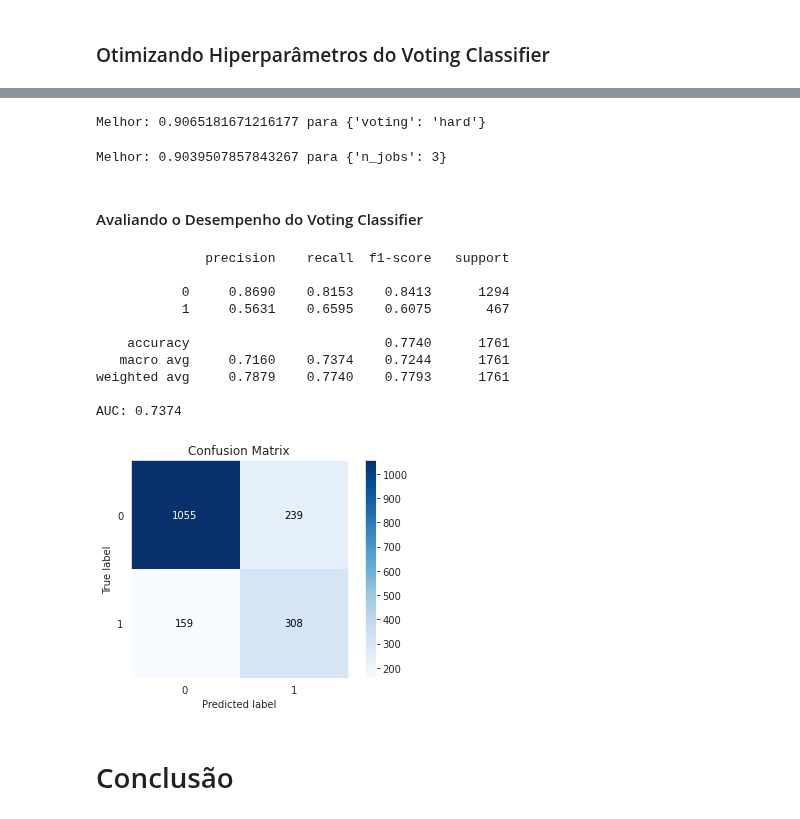
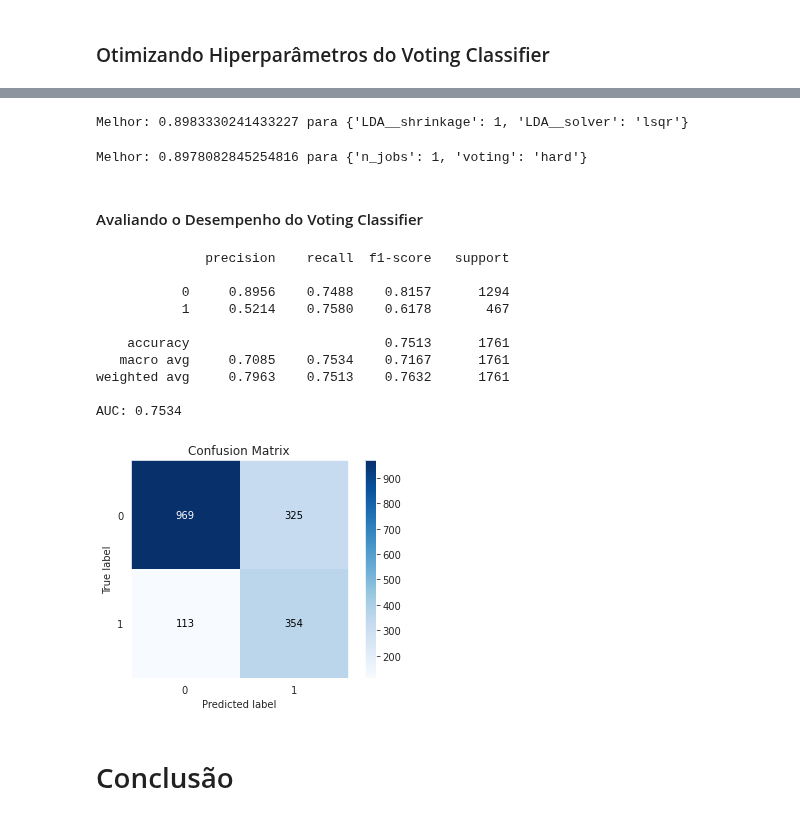
Before and after one commit to JoaoGustavo29/Portfolio_DataScience, a Jupyter notebook: Churn_Prediction_para_uma_empresa_de_Telecomunicações.ipynb, the cells around one changed output, grey strips where cells are left out. Cells and saved outputs as stored; diff of their text form; code cells hidden in the pictures.

```diff
--- a/Churn_Prediction_para_uma_empresa_de_Telecomunicações.ipynb
+++ b/Churn_Prediction_para_uma_empresa_de_Telecomunicações.ipynb
@@ -2141,9 +2139,9 @@ AUC: 0.7399
 # %% [markdown]
 ## Método Ensemble para os Modelos do Balanceamento ADASYN
 # %%
-rf_ensemble_ada_qtr = RandomForestClassifier(bootstrap=False, max_depth=10, max_features=5, min_samples_leaf=2, n_estimators=300, min_samples_split=8)
-xgb_ensemble_ada_qtr = XGBClassifier(learning_rate=0.01, max_depth=5, n_estimators=400, gamma=1, min_child_weight=1)
-lda_ensemble_ada_qtr = LinearDiscriminantAnalysis(solver='lsqr', shrinkage=0.01)
+rf_ensemble_ada_qtr = RandomForestClassifier()
+xgb_ensemble_ada_qtr = XGBClassifier(learning_rate=0.01)
+lda_ensemble_ada_qtr = LinearDiscriminantAnalysis()
 voting_clf_ada = VotingClassifier(estimators=[('RF', rf_ensemble_ada_qtr), ('XGB', xgb_ensemble_ada_qtr), ('LDA', lda_ensemble_ada_qtr)])
 
 
@@ -2151,13 +2149,13 @@ for model in (rf_ensemble_ada_qtr, xgb_ensemble_ada_qtr, lda_ensemble_ada_qtr, v
   model.fit(X_ada_qtr, y_train_ada_qtr)
 
 model = []
-AUC = []
+Recall = []
 
 for clf in (rf_ensemble_ada_qtr, xgb_ensemble_ada_qtr, lda_ensemble_ada_qtr, voting_clf_ada):
   y_pred_ensemble = clf.predict(X_test_qtr)
   model.append(clf.__class__.__name__)
-  AUC.append(roc_auc_score(y_test, y_pred_ensemble))
+  Recall.append(recall_score(y_test, y_pred_ensemble))
 
 
-pd.DataFrame(data=AUC, index=model, columns=["AUC"])
+pd.DataFrame(data=Recall, index=model, columns=["Recall"])
 # %% [output]
@@ -2171,7 +2264,28 @@ pd.DataFrame(data=AUC, index=model, columns=["AUC"])
+# %%
+voting_clf_ada = VotingClassifier(estimators=[('RF', rf_ensemble_ada_qtr), ('XGB', xgb_ensemble_ada_qtr), ('LDA', lda_ensemble_ada_qtr)])
+param_grid = {
+      'LDA__solver':['lsqr', 'svd', 'eigen'],
+      'LDA__shrinkage':[0, 1, 0.01]
+
+}
+
+kfold = StratifiedKFold(n_splits=10, shuffle=True)
+grid_search = GridSearchCV(voting_clf_ada, param_grid, scoring='recall', n_jobs=-1, cv=kfold)
+grid_result = grid_search.fit(X_ada_qtr, y_train_ada_qtr)
+
+print(f'Melhor: {grid_result.best_score_} para {grid_result.best_params_}')
+# %% [output]
+Melhor: 0.8983330241433227 para {'LDA__shrinkage': 1, 'LDA__solver': 'lsqr'}
+# %%
+rf_ensemble_ada_qtr = RandomForestClassifier(n_estimators=300, bootstrap=False, max_depth=10, max_features=3, min_samples_leaf=3, min_samples_split=12)
+xgb_ensemble_ada_qtr = XGBClassifier(learning_rate=0.01, max_depth=4, n_estimators=600, gamma=0, min_child_weight=5)
+lda_ensemble_ada_qtr = LinearDiscriminantAnalysis(solver='lsqr', shrinkage=1)
+voting_clf_ada = VotingClassifier(estimators=[('RF', rf_ensemble_ada_qtr), ('XGB', xgb_ensemble_ada_qtr), ('LDA', lda_ensemble_ada_qtr)])
 # %%
-voting_clf_ada = VotingClassifier(estimators=[('RF', rf_ensemble_ada_qtr), ('XGB', xgb_ensemble_ada_qtr), ('LDA', lda_ensemble_ada_qtr)])
+voting_clf_ada = VotingClassifier(estimators=[('RF', rf_ensemble_ada_qtr), ('XGB', xgb_ensemble_ada_qtr), ('LDA', lda_ensemble_ada_qtr)], voting='hard')
 param_grid = {
-      'voting':('hard', 'soft')
+      'voting':['soft', 'hard'],
+      'n_jobs':[1, 2, -1]
 }
 
 kfold = StratifiedKFold(n_splits=10, shuffle=True)
@@ -2180,45 +2294,32 @@ grid_result = grid_search.fit(X_ada_qtr, y_train_ada_qtr)
 
 print(f'Melhor: {grid_result.best_score_} para {grid_result.best_params_}')
 # %% [output]
-Melhor: 0.9065181671216177 para {'voting': 'hard'}
+Melhor: 0.8978082845254816 para {'n_jobs': 1, 'voting': 'hard'}
-# %%
-voting_clf_ada = VotingClassifier(estimators=[('RF', rf_ensemble_ada_qtr), ('XGB', xgb_ensemble_ada_qtr), ('LDA', lda_ensemble_ada_qtr)], voting='hard')
-param_grid = {
-      'n_jobs':[1, 2, 3, -1]
-}
-
-kfold = StratifiedKFold(n_splits=10, shuffle=True)
-grid_search = GridSearchCV(voting_clf_ada, param_grid, scoring='recall', n_jobs=-1, cv=kfold)
-grid_result = grid_search.fit(X_ada_qtr, y_train_ada_qtr)
-
-print(f'Melhor: {grid_result.best_score_} para {grid_result.best_params_}')
-# %% [output]
-Melhor: 0.9039507857843267 para {'n_jobs': 3}
 # %% [markdown]
 #### Avaliando o Desempenho do Voting Classifier
 # %%
-voting_clf_ada = VotingClassifier(estimators=[('RF', rf_ensemble_ada_qtr), ('XGB', xgb_ensemble_ada_qtr), ('LDA', lda_ensemble_ada_qtr)], voting='hard', n_jobs=2)
+voting_clf_ada = VotingClassifier(estimators=[('RF', rf_ensemble_ada_qtr), ('XGB', xgb_ensemble_ada_qtr), ('LDA', lda_ensemble_ada_qtr)], voting='hard', n_jobs=-1)
 
 voting_clf_ada.fit(X_ada_qtr, y_train_ada_qtr)
 
 y_pred_voting_clf_ada = voting_clf_ada.predict(X_test_qtr)
 
-skplt.metrics.plot_confusion_matrix(y_test, y_pred_voting_clf_smo)
+skplt.metrics.plot_confusion_matrix(y_test, y_pred_voting_clf_ada)
 
-print(classification_report(y_test, y_pred_voting_clf_smo, digits=4))
+print(classification_report(y_test, y_pred_voting_clf_ada, digits=4))
 
-print('AUC: {:.4f}\n'.format(roc_auc_score(y_test, y_pred_voting_clf_smo)))
+print('AUC: {:.4f}\n'.format(roc_auc_score(y_test, y_pred_voting_clf_ada)))
 # %% [output]
               precision    recall  f1-score   support
 
-           0     0.8690    0.8153    0.8413      1294
-           1     0.5631    0.6595    0.6075       467
+           0     0.8956    0.7488    0.8157      1294
+           1     0.5214    0.7580    0.6178       467
 
-    accuracy                         0.7740      1761
-   macro avg     0.7160    0.7374    0.7244      1761
-weighted avg     0.7879    0.7740    0.7793      1761
+    accuracy                         0.7513      1761
+   macro avg     0.7085    0.7534    0.7167      1761
+weighted avg     0.7963    0.7513    0.7632      1761
 
-AUC: 0.7374
+AUC: 0.7534
-[figure, old version]
+[figure, new version]
 # %% [markdown]
 # Conclusão
```
Also changed, not shown: parts of 22 cells of this notebook.
